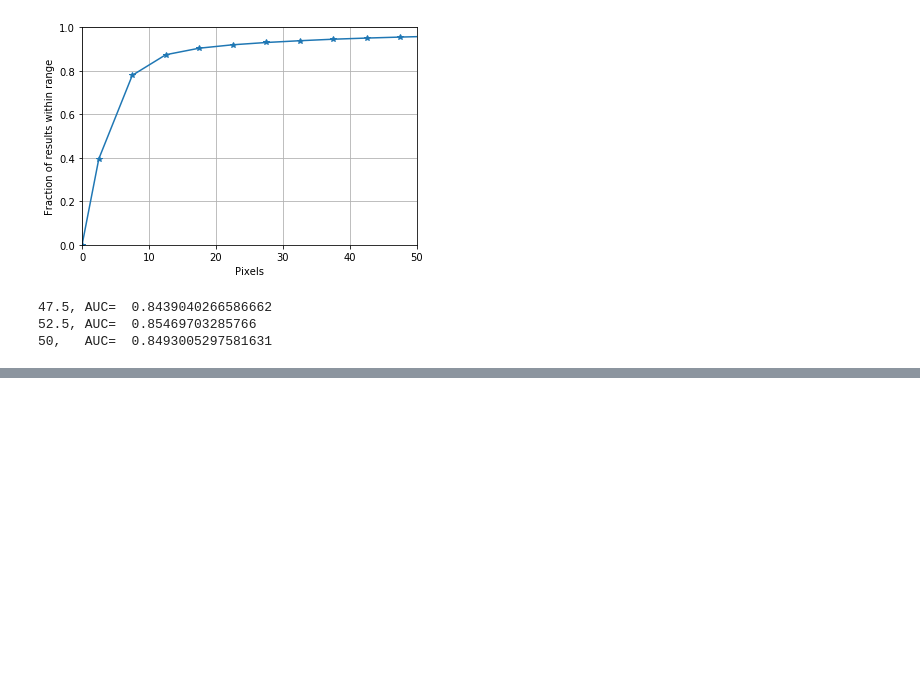
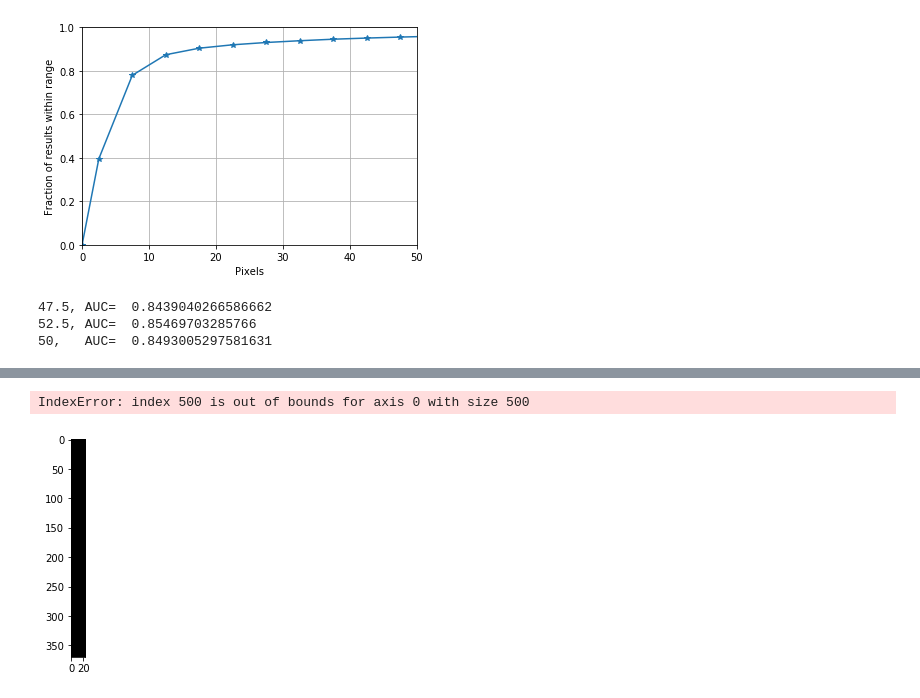
Before and after one commit to rainoa/StixelNetOptimization, a Jupyter notebook: StixelNet_train_and_eval_mobilenetV2.ipynb, the cells around one changed output, grey strips where cells are left out. Drawn from its saved outputs; the diff is of its cells as text; code cells hidden in the pictures; blank space fills up the shorter version.

```diff
--- a/StixelNet_train_and_eval_mobilenetV2.ipynb
+++ b/StixelNet_train_and_eval_mobilenetV2.ipynb
@@ -916,0 +999,12 @@ print('50,   AUC= ', AUC_50)
+# %%
+#plotting GT:
+some_images_for_plt = some_images[:]/255.0
+img = np.ones([370, 1, 3])
+for im in range(some_images_cls[:].shape[0]):
+    img0 = plot_im(some_images_for_plt[im,:,:,:], some_images_cls[im])
+    img=np.concatenate([img,img0],axis=1)
+# imgplot = plt.imshow(img[:,1250:1950,:])
+imgplot = plt.imshow(img[:,:,:])
+# %% [output]
+IndexError: index 500 is out of bounds for axis 0 with size 500
+[figure, added]
```
Also changed, not shown: parts of 18 cells of this notebook.
